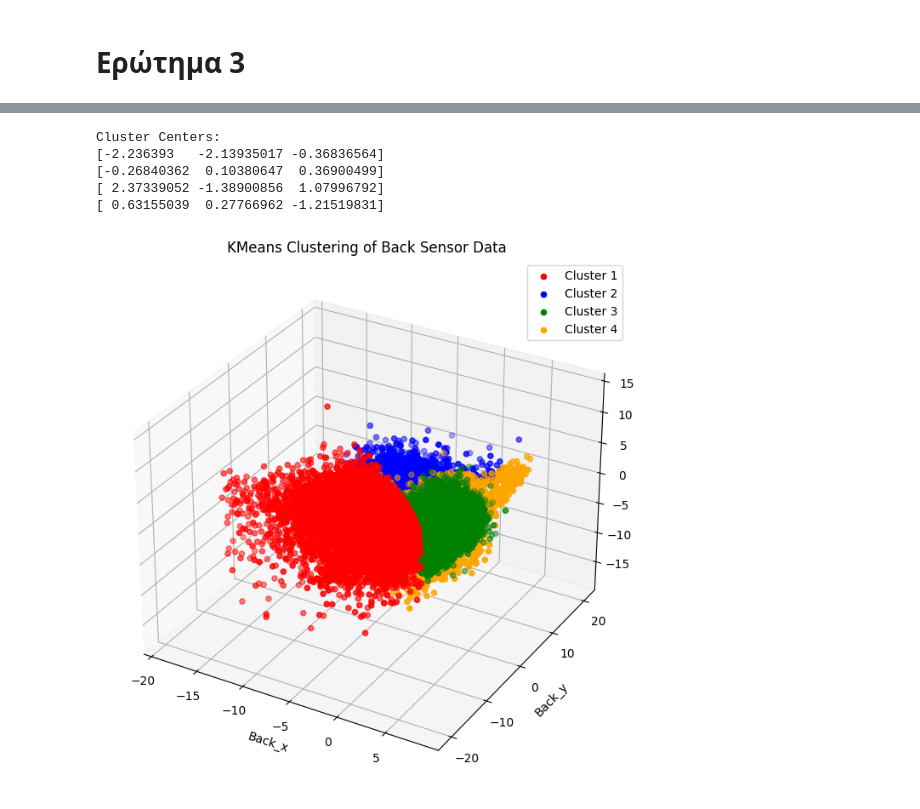
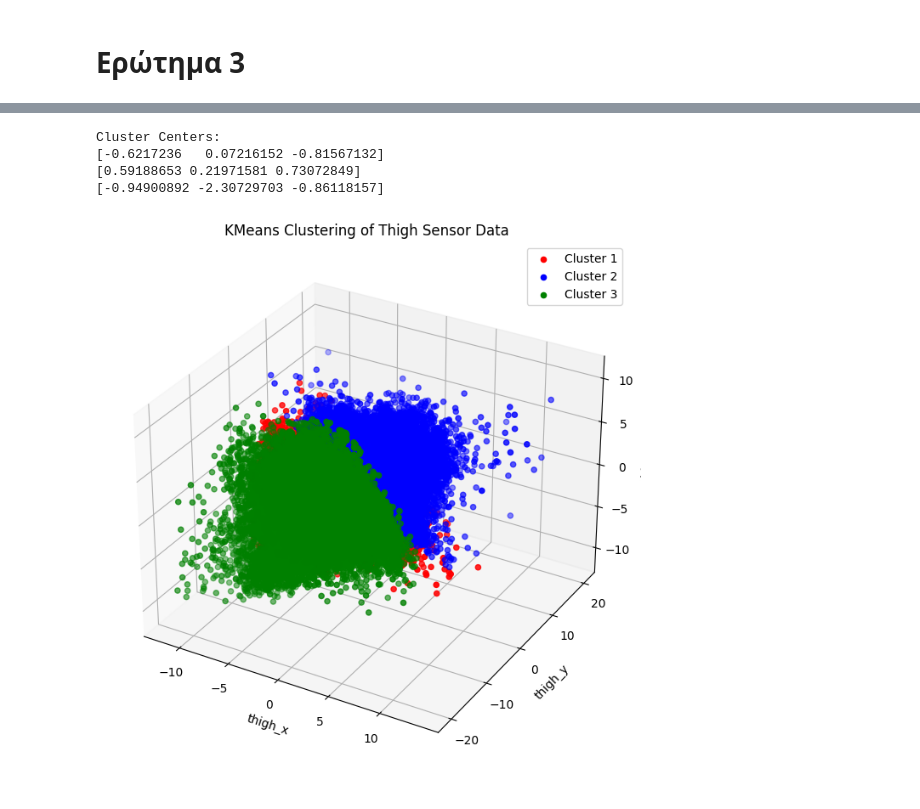
Before and after one commit to miltiadiss/Data-Mining, a Jupyter notebook: question_3.ipynb, the cells around one changed output, grey strips where cells are left out. Drawn from its saved outputs; the diff is of its cells as text; code cells hidden in the pictures.

```diff
--- a/question_3.ipynb
+++ b/question_3.ipynb
@@ -158,11 +241,12 @@ Cluster 0:
 # %%
-import matplotlib.pyplot as plt
-from mpl_toolkits.mplot3d import Axes3D
+# Λίστα για τα ονόματα των αρχείων
+file_names = []
 
-# Λίστες για την αποθήκευση των δεδομένων από όλα τα αρχεία
-back_data = []
-# Λίστες για τις μέσες τιμές από κάθε αρχείο
-mean_values_list = []
+# Λίστες για την αποθήκευση των δεδομένων του σένσορα μηρού από όλα τα αρχεία
+thigh_data = []
+
+# Λίστες για τις μέσες τιμές των δεδομένων του σένσορα μηρού από κάθε αρχείο
+thigh_mean_values_list = []
 
 # Διάβασμα των αρχείων στο φάκελο
 for filename in os.listdir(path):
@@ -171,67 +255,88 @@ for filename in os.listdir(path):
         df = pd.read_csv(os.path.join(path, filename))
 
         # Επιλογή των συγκεκριμένων χαρακτηριστικών
-        columns = ['back_x', 'thigh_y', 'back_z']
+        columns = ['thigh_x', 'thigh_y', 'thigh_z']
 
         # Επιβεβαίωση ότι οι στήλες υπάρχουν στο αρχείο
         if all(col in df.columns for col in columns):
             X = df[columns]
 
             # Αποθήκευση των δεδομένων στη λίστα
-            back_data.append(X)
+            thigh_data.append(X)
 
             # Υπολογισμός μέσης τιμής κάθε στήλης
-            mean_values = X.mean().values
+            thigh_mean_values = X.mean().values
 
             # Προσθήκη των μέσων τιμών στη λίστα
-            mean_values_list.append(mean_values)
+            thigh_mean_values_list.append(thigh_mean_values)
 
             # Κρατάμε το όνομα του αρχείου για κάθε δείγμα
             file_names.append(filename)
 
 # Συνδυασμός όλων των δεδομένων σε ένα συνολικό πίνακα
-back_data_combined = np.concatenate(back_data, axis=0)
+thigh_data_combined = np.concatenate(thigh_data, axis=0)
 
 # Κανονικοποίηση των δεδομένων
 scaler = StandardScaler()
-back_data_scaled = scaler.fit_transform(back_data_combined)
+thigh_data_scaled = scaler.fit_transform(thigh_data_combined)
 
 # Εφαρμογή του αλγορίθμου k-means
 kmeans = KMeans(n_clusters=optimal, random_state=42)  # Ορισμός αριθμού συστάδων και τυχαίας κατάστασης για επαναληψιμότητα
-kmeans.fit(back_data_scaled)
+kmeans.fit(thigh_data_scaled)
 
 # Εκτύπωση των κέντρων των συστάδων (clusters)
 print("Cluster Centers:")
 for center in kmeans.cluster_centers_:
     print(center)
 
 # Προβλέψεις για κάθε σημείο δεδομένων
 labels = kmeans.labels_
 
-# Οπτικοποίηση των συστάδων σε 3D χώρο
+# Οπτικοποίηση των συστάδων σε 3D
 fig = plt.figure(figsize=(12, 8))
 ax = fig.add_subplot(111, projection='3d')
 
 # Χρωματική παλέτα για τις συστάδες
 colors = ['red', 'blue', 'green', 'orange', 'purple', 'black', 'pink', 'grey']
 
 # Δημιουργία 3D scatter plot για κάθε συστάδα
-for cluster in range(n_clusters):
-    cluster_data = back_data_scaled[labels == cluster]
+for cluster in range(optimal):
+    cluster_data = thigh_data_scaled[labels == cluster]
     ax.scatter(cluster_data[:, 0], cluster_data[:, 1], cluster_data[:, 2], label=f'Cluster {cluster + 1}', color=colors[cluster])
 
-# Ρυθμίσεις του άξονα
-ax.set_xlabel('back_x')
-ax.set_ylabel('back_y')
-ax.set_zlabel('back_z')
-ax.set_title('KMeans Clustering of Back Sensor Data')
+ax.set_xlabel('thigh_x')
+ax.set_ylabel('thigh_y')
+ax.set_zlabel('thigh_z')
+ax.set_title('KMeans Clustering of Thigh Sensor Data')
 ax.legend()
+plt.show()
 
-plt.show()
+# Δημιουργία DataFrame με τα ονόματα των αρχείων ως δείκτες και τις μέσες τιμές ως δεδομένα
+thigh_mean_values_df = pd.DataFrame(thigh_mean_values_list, columns=columns, index=file_names)
+
+# Κανονικοποίηση των μέσων τιμών
+scaler = StandardScaler()
+thigh_mean_values_scaled = scaler.fit_transform(thigh_mean_values_df)
+
+# Προβλέψεις για τις συστάδες των μέσων τιμών
+cluster_assignments = kmeans.predict(thigh_mean_values_scaled)
+
+# Δημιουργία DataFrame με τα αρχεία και τις αντίστοιχες συστάδες
+clusters_df = pd.DataFrame({'filename': file_names, 'cluster': cluster_assignments})
+
+# Ομαδοποίηση και εκτύπωση των αρχείων ανά συστάδα
+grouped = clusters_df.groupby('cluster')['filename'].apply(list)
+
+print("\nPlacement of Participants in Clusters")
+for cluster, files in grouped.items():
+    print(f"Cluster {cluster}:")
+    for file in files:
+        # Χωρίς κατάληξη
+        base_name = os.path.splitext(file)[0]
+        print(f"  {base_name}")
 # %% [output]
 Cluster Centers:
-[-2.236393   -2.13935017 -0.36836564]
-[-0.26840362  0.10380647  0.36900499]
-[ 2.37339052 -1.38900856  1.07996792]
-[ 0.63155039  0.27766962 -1.21519831]
+[-0.6217236   0.07216152 -0.81567132]
+[0.59188653 0.21971581 0.73072849]
+[-0.94900892 -2.30729703 -0.86118157]
-[figure, old version]
+[figure, new version]
```
Also changed, not shown: parts of 13 cells of this notebook.
